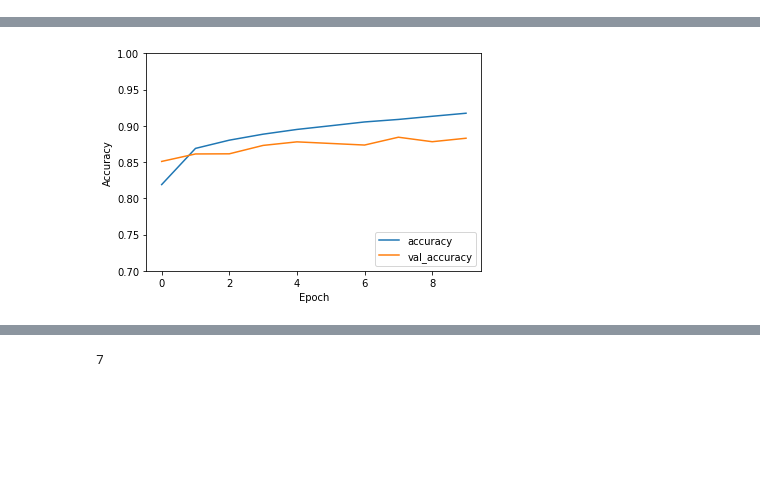
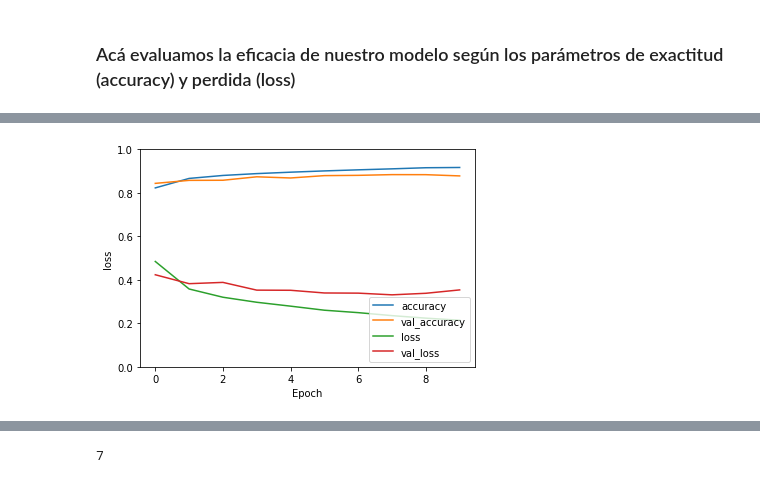
Before and after one commit to CreativAI-UC/Tutoriales, a Jupyter notebook: ejemplo_red_clasificadora.ipynb, the cells around one changed output, grey strips where cells are left out. Saved outputs shown, nothing was run; the diff lists cells and outputs as text; code cells hidden in the pictures; blank space fills up the shorter version.

```diff
--- a/ejemplo_red_clasificadora.ipynb
+++ b/ejemplo_red_clasificadora.ipynb
@@ -33,5 +35,7 @@ model.compile(optimizer='adam',
               metrics=['accuracy'])
 # %%
 # Entrenamos el modelo
-history = model.fit(image_train, label_train, epochs=10,validation_data=(image_test, label_test))
+callback_val_loss = tf.keras.callbacks.EarlyStopping(monitor='val_loss', patience=3)
+callback_val_accuracy = tf.keras.callbacks.EarlyStopping(monitor='val_accuracy', patience=3)
+history = model.fit(image_train, label_train, epochs=10,validation_data=(image_test, label_test), callbacks = [callback_val_accuracy, callback_val_loss])
 # %% [output]
@@ -55,3 +83,5 @@ Epoch 10/10
+# %% [markdown]
+### Acá evaluamos la eficacia de nuestro modelo según los parámetros de exactitud (accuracy) y perdida (loss)
 # %%
 # Evaluamos nuestro modelo
 plt.plot(history.history['accuracy'], label='accuracy')
@@ -60,10 +90,11 @@ plt.xlabel('Epoch')
 plt.ylabel('Accuracy')
 plt.ylim([0.7, 1])
 plt.legend(loc='lower right')
-
+plt.plot(history.history['loss'], label='loss')
+plt.plot(history.history['val_loss'], label = 'val_loss')
+plt.xlabel('Epoch')
+plt.ylabel('loss')
+plt.ylim([0, 1])
+plt.legend(loc='lower right')
 test_loss, test_acc = model.evaluate(image_test,  label_test, verbose=2)
-# accuracy es que tan pocos errores tuvo la red con las imágenes de entrenamiento, y val_accuracy es lo mismo para
-# imágenes nuevas. Si existe una diferencia muy notoria entre estos valores, suele significar que se produjo
-# overfitting, es decir que la red memoriza los elementos de entrenamiento y es un riesgo de entrenar por muchas
-# epochs.
 # %% [output]
@@ -71 +102 @@ test_loss, test_acc = model.evaluate(image_test,  label_test, verbose=2)
-[figure, old version]
+[figure, new version]
```
Also changed, not shown: parts of 12 cells of this notebook, 1 other file.
